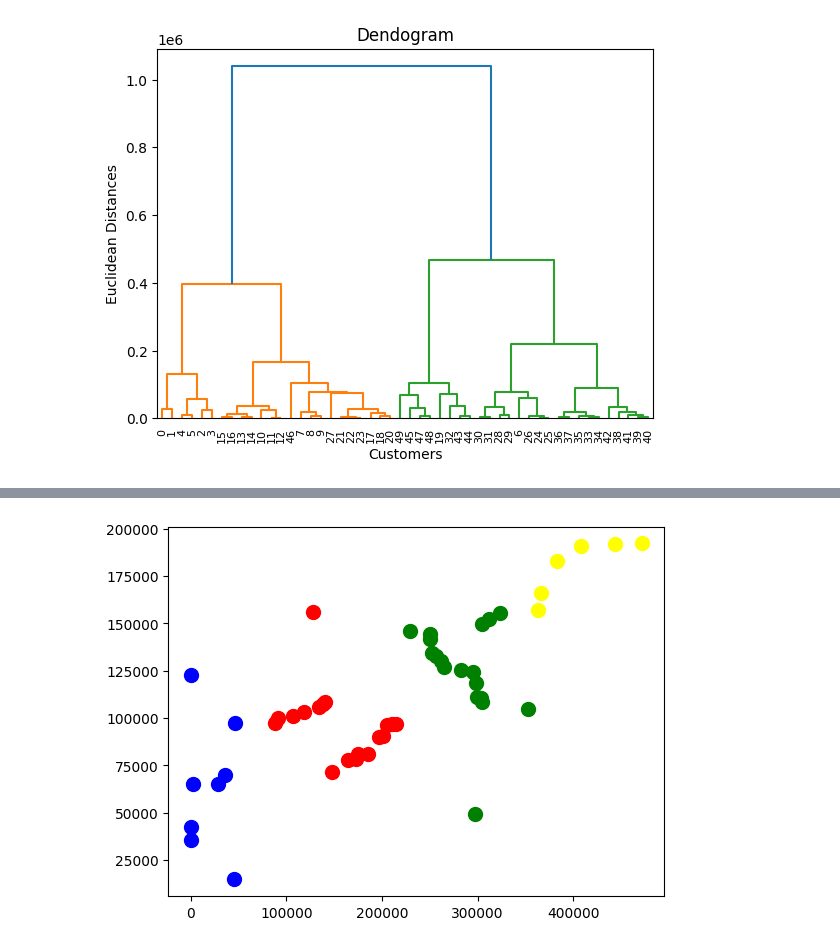
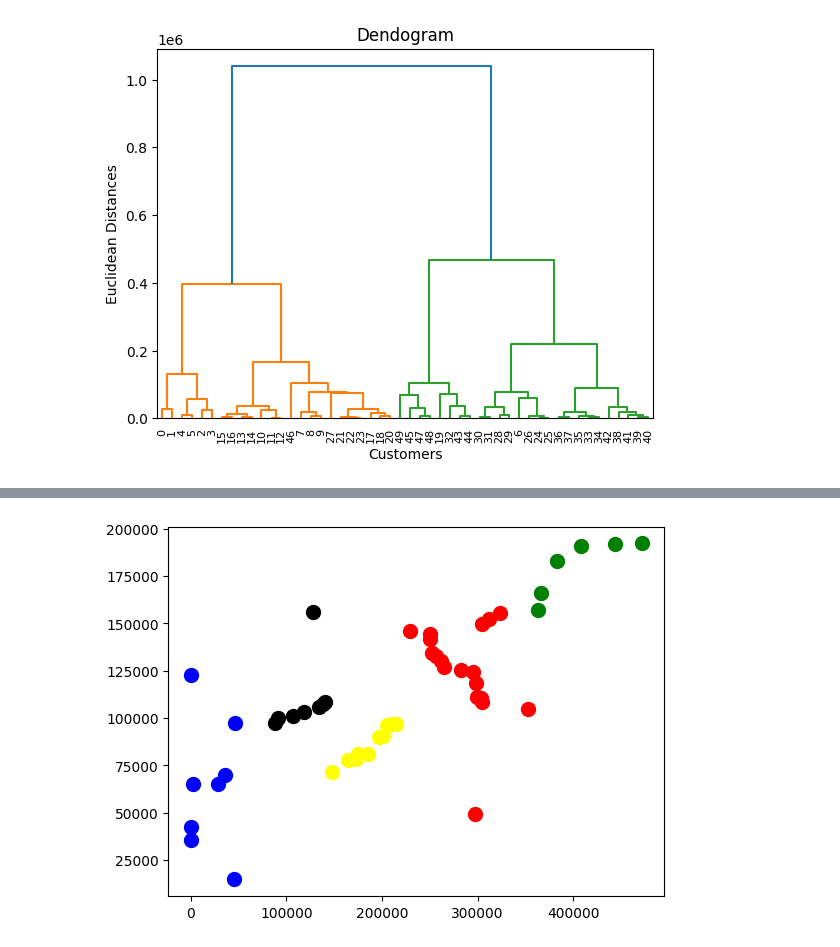
Before and after one commit to GSM268/ML-Chits, a Jupyter notebook: Hierarchial/Chit 8/startup.ipynb, the cells around one changed output, grey strips where cells are left out. Saved outputs shown, nothing was run; the diff lists cells and outputs as text; code cells hidden in the pictures.

```diff
--- a/Hierarchial/Chit 8/startup.ipynb
+++ b/Hierarchial/Chit 8/startup.ipynb
@@ -23,7 +26,7 @@ def denrdoOptimizer(data):
     plt.ylabel('Euclidean Distances')
     plt.show()
 # %%
-X = df.iloc[:, [2, 4]].values
+X = df[['MKT','PROFIT']].values
 # %%
 denrdoOptimizer(X)
 # %% [output]
@@ -34,12 +50,13 @@ def hierarchialTrainer(n,data):
     hc_labels = hc.fit_predict(data)
     return (hc,hc_labels)
 # %%
-hc, hc_labels = hierarchialTrainer(4,X)
+hc, hc_labels = hierarchialTrainer(5,X)
 # %%
 plt.scatter(X[hc_labels==0,0],X[hc_labels==0,1],s=100,color='red',label='Cluster 1')
-plt.scatter(X[hc_labels==1,0],X[hc_labels==1,1],s=100,color='green',label='Cluster 1')
-plt.scatter(X[hc_labels==2,0],X[hc_labels==2,1],s=100,color='blue',label='Cluster 1')
-plt.scatter(X[hc_labels==3,0],X[hc_labels==3,1],s=100,color='yellow',label='Cluster 1')
+plt.scatter(X[hc_labels==1,0],X[hc_labels==1,1],s=100,color='green',label='Cluster 2')
+plt.scatter(X[hc_labels==2,0],X[hc_labels==2,1],s=100,color='blue',label='Cluster 3')
+plt.scatter(X[hc_labels==3,0],X[hc_labels==3,1],s=100,color='yellow',label='Cluster 4')
+plt.scatter(X[hc_labels==4,0],X[hc_labels==4,1],s=100,color='black',label='Cluster 5')
 plt.show()
 # %% [output]
-[figure, old version]
+[figure, new version]
```
Also changed, not shown: parts of 3 cells of this notebook, 8 other files.
